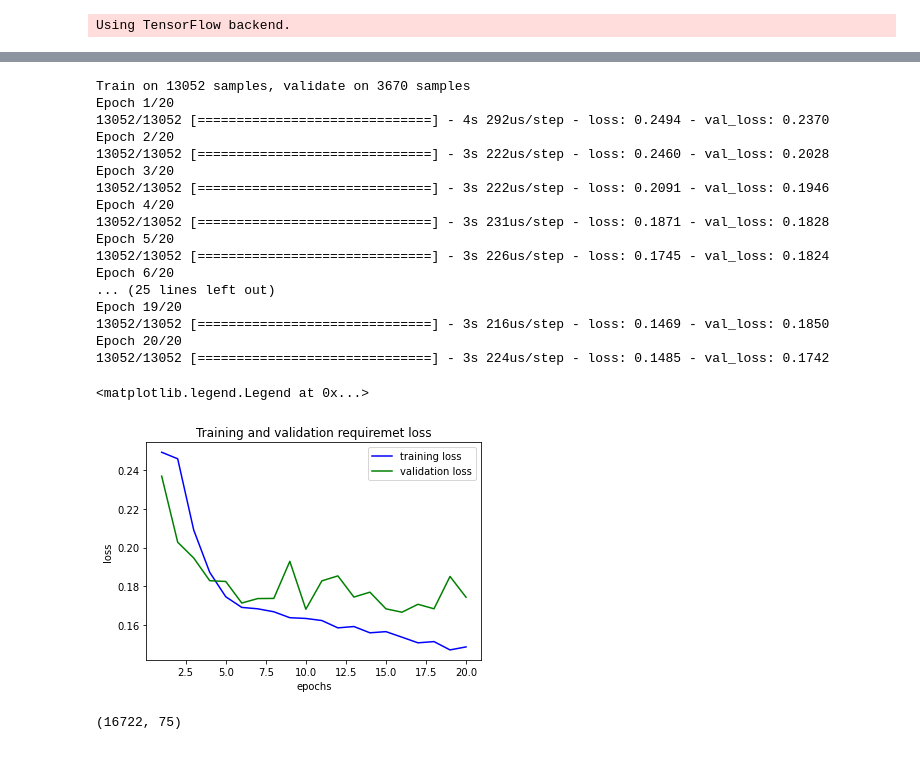
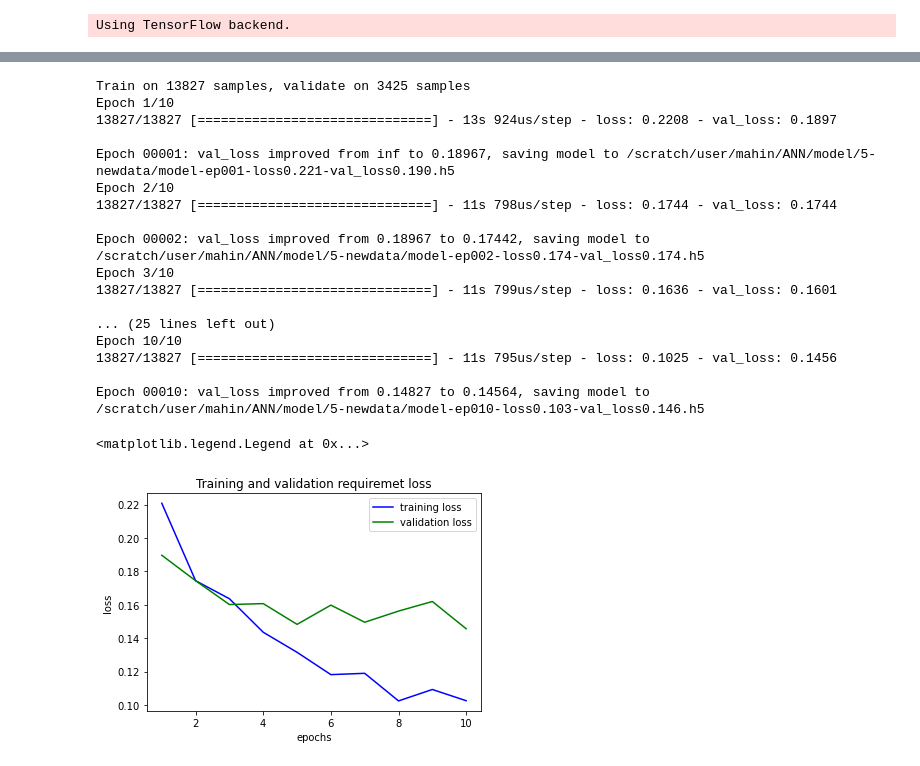
Before and after one commit to Mahinramezani/human_action_classification_ANN, a Jupyter notebook: code/model.ipynb, the cells around one changed output, grey strips where cells are left out. Cells and saved outputs as stored; diff of their text form; code cells hidden in the pictures.

```diff
--- a/code/model.ipynb
+++ b/code/model.ipynb
@@ -29,7 +19,7 @@ Using TensorFlow backend.
 # %%
 # prepare data
 
-path = '/content/drive/My Drive/Colab Notebooks/ANN/frame_data/'
+path = '/scratch/user/mahin/ANN/frame_data/'
 train = pd.DataFrame(columns=['file', 'label', 'keypoints'])
 val = pd.DataFrame(columns=['file', 'label', 'keypoints'])
 
@@ -40,23 +30,23 @@ print(train_files)
 print(val_files)
 
 for f_train in train_files:
-  df_train = pd.read_csv(os.path.join(path, f_train))
-  train = train.append(df_train)
+    df_train = pd.read_csv(os.path.join(path, f_train))
+    train = train.append(df_train)
 train = train.reset_index(drop=True)
 
 for f_val in val_files:
-  df_val = pd.read_csv(os.path.join(path, f_val))
-  val = val.append(df_val)
+    df_val = pd.read_csv(os.path.join(path, f_val))
+    val = val.append(df_val)
 val = val.reset_index(drop=True)
 
 X_train = np.zeros((len(train), 75))
 for i in range(len(train)):
-  X_train[i] = np.array(literal_eval(train['keypoints'][i]))
+    X_train[i] = np.array(literal_eval(train['keypoints'][i]))
 y_train = np.array(train.label)
 
 X_val = np.zeros((len(val), 75))
 for j in range(len(val)):
-  X_val[j] = np.array(literal_eval(val['keypoints'][j]))
+    X_val[j] = np.array(literal_eval(val['keypoints'][j]))
 y_val = np.array(val.label)
 
 print("X_train: %s    y_train: %s \nX_val: %s    y_val: %s " %(X_train.shape, y_train.shape, X_val.shape, y_val.shape))
@@ -104,35 +105,40 @@ _________________________________________________________________
-# %%
-# train NN
-
-history = model.fit(X_train, y_train, epochs=20, batch_size=512, validation_data=(X_val, y_val))
-# %% [output]
-Train on 13052 samples, validate on 3670 samples
-Epoch 1/20
-13052/13052 [==============================] - 4s 292us/step - loss: 0.2494 - val_loss: 0.2370
-Epoch 2/20
-13052/13052 [==============================] - 3s 222us/step - loss: 0.2460 - val_loss: 0.2028
-Epoch 3/20
-13052/13052 [==============================] - 3s 222us/step - loss: 0.2091 - val_loss: 0.1946
-Epoch 4/20
-13052/13052 [==============================] - 3s 231us/step - loss: 0.1871 - val_loss: 0.1828
-Epoch 5/20
-13052/13052 [==============================] - 3s 226us/step - loss: 0.1745 - val_loss: 0.1824
-Epoch 6/20
-... (25 lines left out)
-Epoch 19/20
-13052/13052 [==============================] - 3s 216us/step - loss: 0.1469 - val_loss: 0.1850
-Epoch 20/20
-13052/13052 [==============================] - 3s 224us/step - loss: 0.1485 - val_loss: 0.1742
 # %%
+# train NN3
+
+filepath = '/scratch/user/mahin/ANN/model/5-newdata/model-ep{epoch:03d}-loss{loss:.3f}-val_loss{val_loss:.3f}.h5'
+checkpoint = ModelCheckpoint(filepath, monitor='val_loss', verbose=1, save_best_only=True, mode='min')
+
+history3 = model3.fit(X_train, y_train,
+                      epochs=10, batch_size=256,
+                      verbose=1, callbacks=[checkpoint],
+                      validation_data=(X_val, y_val))
+
 # Show loss
 
-epochs = range(1,21)
-plt.plot(epochs, history.history['loss'], 'b', label = 'training loss')
-plt.plot(epochs, history.history['val_loss'], 'g', label = 'validation loss')
+epochs = range(1,11)
+plt.plot(epochs, history3.history['loss'], 'b', label = 'training loss')
+plt.plot(epochs, history3.history['val_loss'], 'g', label = 'validation loss')
 plt.title('Training and validation requiremet loss')
 plt.ylabel('loss')
 plt.xlabel('epochs')
 plt.legend()
 # %% [output]
-<matplotlib.legend.Legend at 0x...>
+Train on 13827 samples, validate on 3425 samples
+Epoch 1/10
+13827/13827 [==============================] - 13s 924us/step - loss: 0.2208 - val_loss: 0.1897
+
+Epoch 00001: val_loss improved from inf to 0.18967, saving model to /scratch/user/mahin/ANN/model/5-newdata/model-ep001-loss0.221-val_loss0.190.h5
+Epoch 2/10
+13827/13827 [==============================] - 11s 798us/step - loss: 0.1744 - val_loss: 0.1744
+
+Epoch 00002: val_loss improved from 0.18967 to 0.17442, saving model to /scratch/user/mahin/ANN/model/5-newdata/model-ep002-loss0.174-val_loss0.174.h5
+Epoch 3/10
+13827/13827 [==============================] - 11s 799us/step - loss: 0.1636 - val_loss: 0.1601
+
+... (25 lines left out)
+Epoch 10/10
+13827/13827 [==============================] - 11s 795us/step - loss: 0.1025 - val_loss: 0.1456
+
+Epoch 00010: val_loss improved from 0.14827 to 0.14564, saving model to /scratch/user/mahin/ANN/model/5-newdata/model-ep010-loss0.103-val_loss0.146.h5
+<matplotlib.legend.Legend at 0x...>
-[figure, old version]
+[figure, new version]
@@ -141,5 +144,0 @@ model.save('/content/drive/My Drive/Colab Notebooks/ANN/model3-512_d0.5-val.h5')
-# %%
-X = np.concatenate((X_train, X_val), axis=0)
-X.shape
-# %% [output]
-(16722, 75)
```
Also changed, not shown: parts of 14 cells of this notebook, 4 other files.
